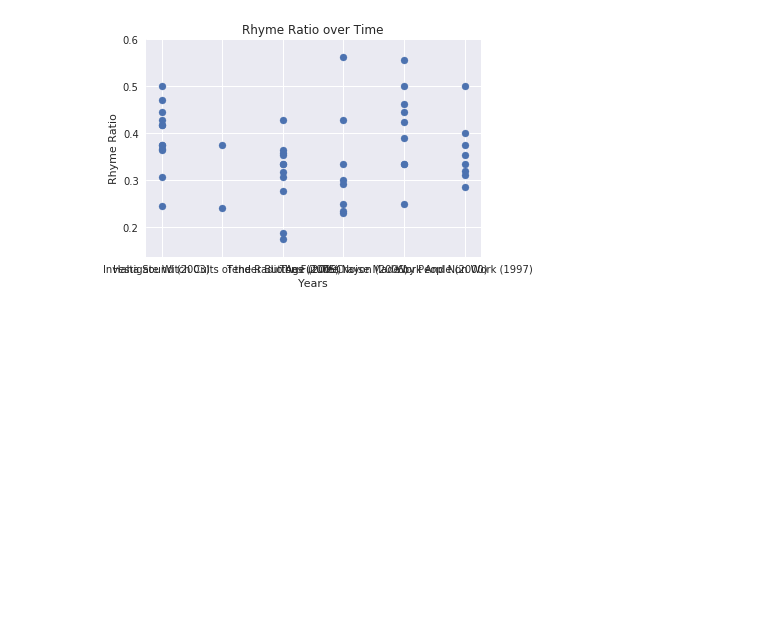
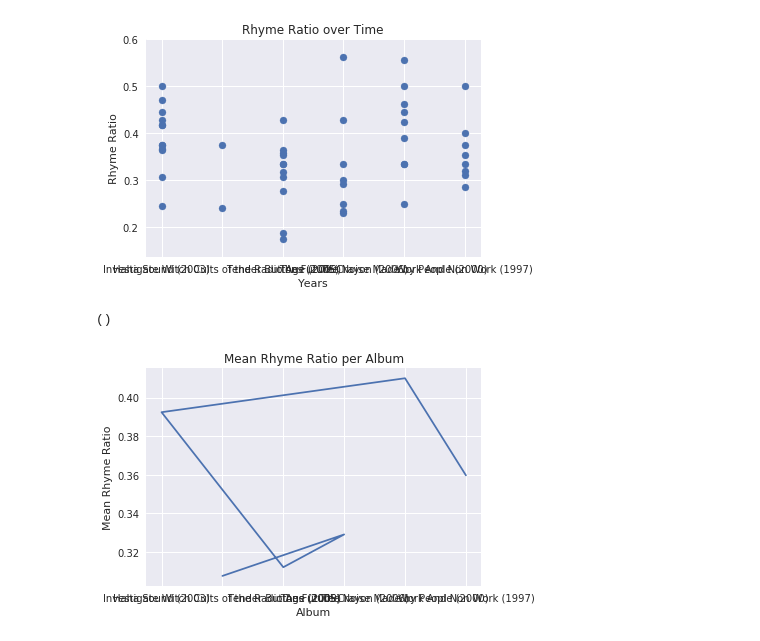
Before and after one commit to Gbachant/rhyme-scheme, a Jupyter notebook: rhyme-scheme.ipynb, the cells around one changed output. Cells and saved outputs as stored; diff of their text form; code cells hidden in the pictures; blank space fills up the shorter version.

Commit message:
Add basic plotting for Mean Rhyme Ratio over Time

```diff
--- a/rhyme-scheme.ipynb
+++ b/rhyme-scheme.ipynb
@@ -131,7 +131,7 @@ plt.show()
 [figure]
 # %%
 ()# Rhyme ratio over time - and over album : scatter
-## Mean Rhyme ratio : scatter
+()## Mean Rhyme ratio : plot
 # Rhyme type over time - and over album : stack
 # % songs with lyrics/instrumental over time : stack
 ## per album : pie chart
@@ -139,3 +139,27 @@ plt.show()
 # Most common word per song - and per album
 # Album length over time
 # total string length vs song total length ratio
+# %% [output]
+()
+# %%
+unique_albums = []
+for i in artist_albums:
+    if i not in unique_albums:
+        unique_albums.append(i)
+    else:
+        pass
+# %%
+mean_rhyme_ratios = []
+for i in unique_albums:
+    a = df.loc[df['Album'] == i]
+    a = a['Rhyme Ratio']
+    mean_rhyme_ratios.append(a.mean())
+# %%
+
+plt.plot(unique_albums, mean_rhyme_ratios)
+plt.ylabel('Mean Rhyme Ratio')
+plt.xlabel('Album')
+plt.title('Mean Rhyme Ratio per Album')
+plt.show()
+# %% [output]
+[figure, added]
```
Also changed, not shown: parts of 1 cell of this notebook.
